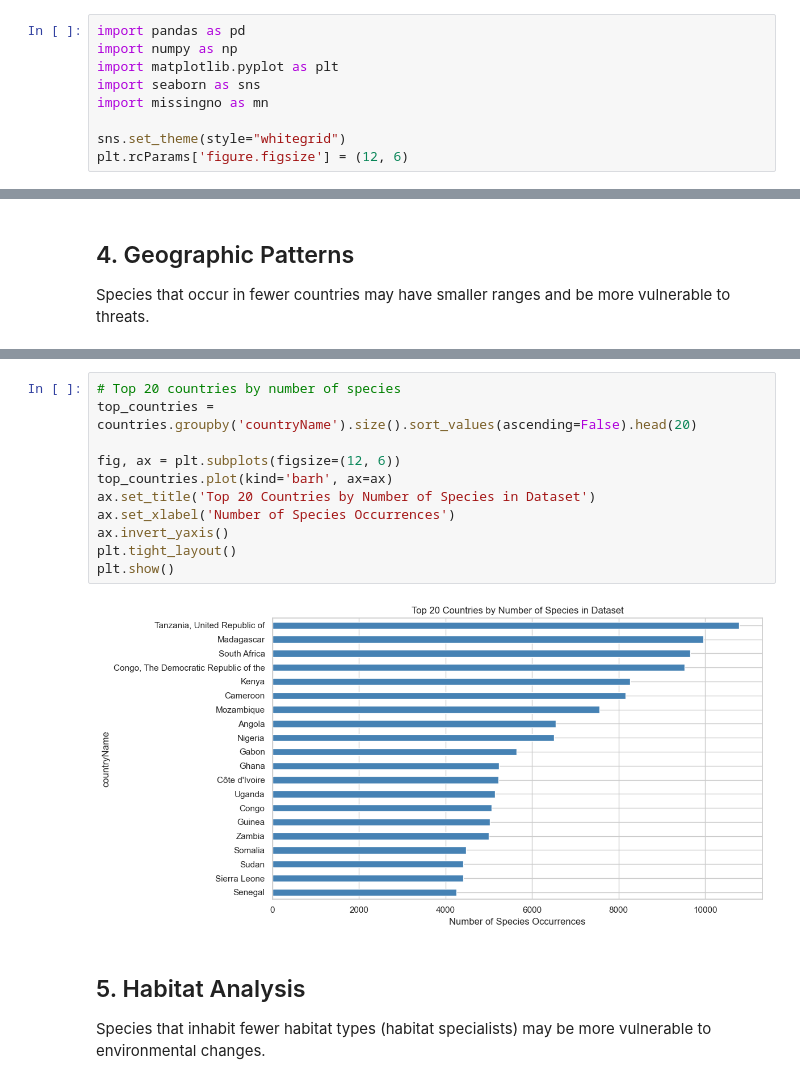
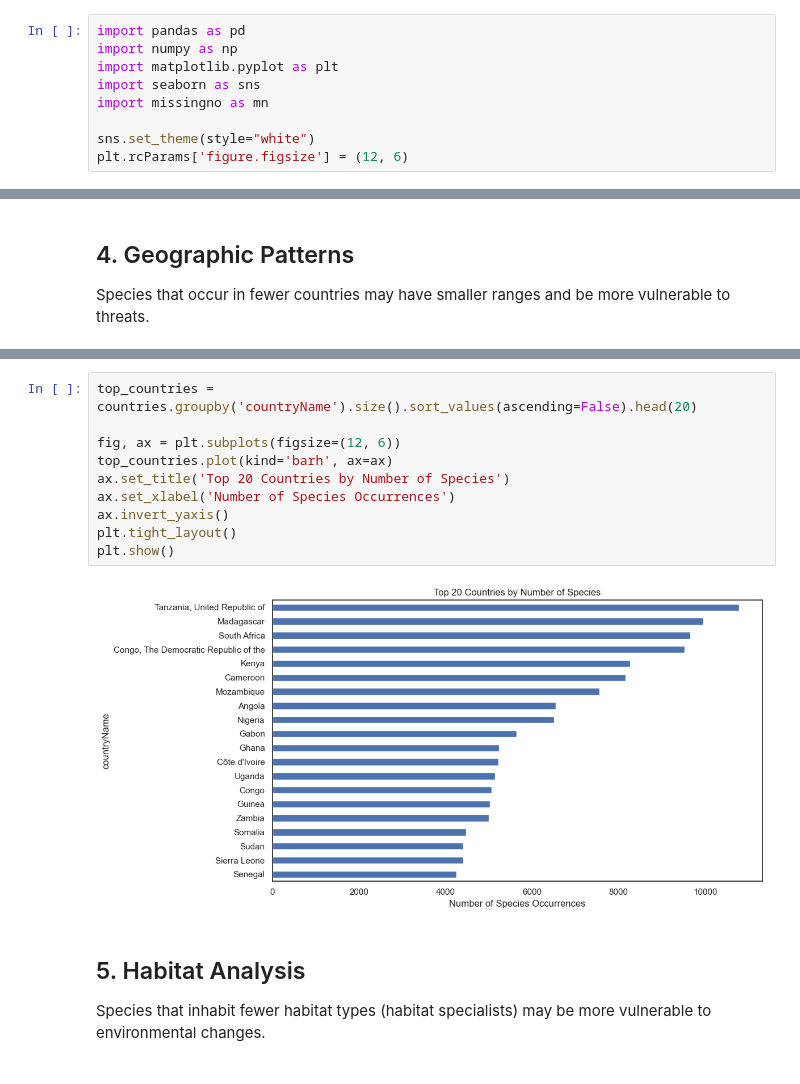
Before and after one commit to AzadiGathui/data_deficient_iucn_species, a Jupyter notebook: notebooks/02_eda.ipynb, the cells around one changed output, grey strips where cells are left out. Drawn from its saved outputs; the diff is of its cells as text.

```diff
--- a/notebooks/02_eda.ipynb
+++ b/notebooks/02_eda.ipynb
@@ -10,7 +10,7 @@ import matplotlib.pyplot as plt
 import seaborn as sns
 import missingno as mn
 
-sns.set_theme(style="whitegrid")
+sns.set_theme(style="white")
 plt.rcParams['figure.figsize'] = (12, 6)
 # %% [markdown]
 ## 1. Load Data & Basic Overview
@@ -295,16 +258,15 @@ Name: n_countries, dtype: float64
 # %%
-# Top 20 countries by number of species
 top_countries = countries.groupby('countryName').size().sort_values(ascending=False).head(20)
 
 fig, ax = plt.subplots(figsize=(12, 6))
 top_countries.plot(kind='barh', ax=ax)
-ax.set_title('Top 20 Countries by Number of Species in Dataset')
+ax.set_title('Top 20 Countries by Number of Species')
 ax.set_xlabel('Number of Species Occurrences')
 ax.invert_yaxis()
 plt.tight_layout()
 plt.show()
 # %% [output]
-[figure, old version]
+[figure, new version]
 # %% [markdown]
 ## 5. Habitat Analysis
 
```
Also changed, not shown: parts of 27 cells of this notebook, 2 other files.
